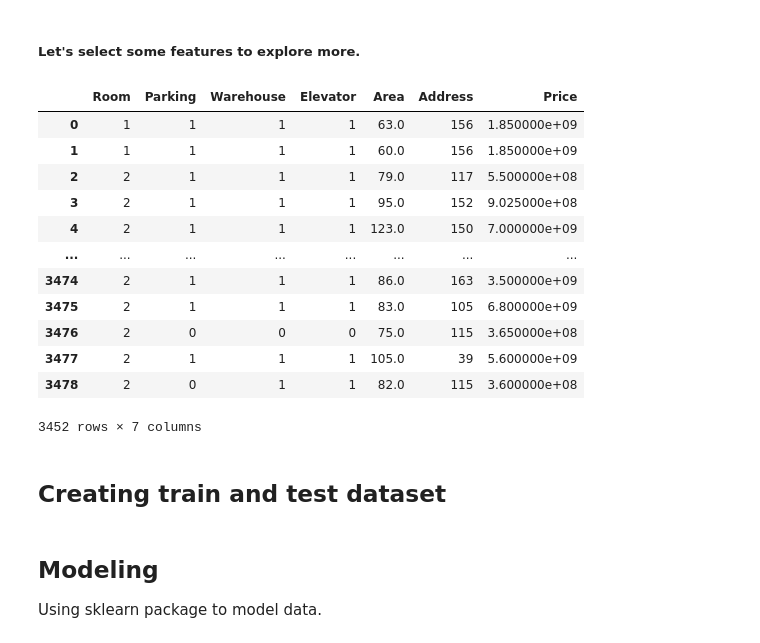
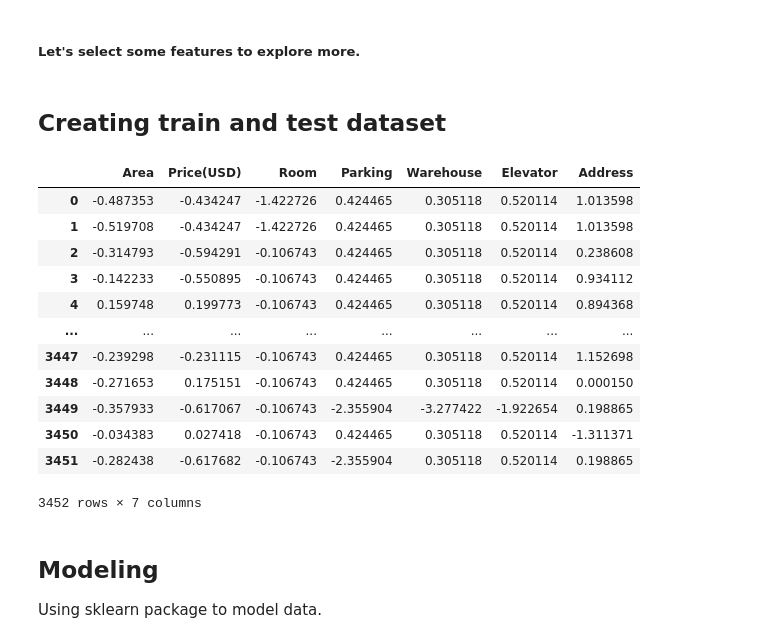
Before and after one commit to MehranSeyfi16/House-Price-Forecast, a Jupyter notebook: Regression Project.ipynb, the cells around one changed output. Drawn from its saved outputs; the diff is of its cells as text; code cells hidden in the pictures.

Commit message:
Some changes on the model and Standardization added
 But seems to have a very high overfit!

```diff
--- a/Regression Project.ipynb
+++ b/Regression Project.ipynb
@@ -151,29 +206,32 @@ plt.show()
 # df[column] = df[column] /df[column].abs().max()
 # %% [markdown]
 ##### Let's select some features to explore more.
-# %%
-cdf = df[['Room','Parking','Warehouse','Elevator','Area','Address', 'Price']]
-cdf
-# %% [output]
-|  | Room | Parking | Warehouse | Elevator | Area | Address | Price |
-| 0 | 1 | 1 | 1 | 1 | 63.0 | 156 | 1.850000e+09 |
-| 1 | 1 | 1 | 1 | 1 | 60.0 | 156 | 1.850000e+09 |
-| 2 | 2 | 1 | 1 | 1 | 79.0 | 117 | 5.500000e+08 |
-| 3 | 2 | 1 | 1 | 1 | 95.0 | 152 | 9.025000e+08 |
-| 4 | 2 | 1 | 1 | 1 | 123.0 | 150 | 7.000000e+09 |
-| ... | ... | ... | ... | ... | ... | ... | ... |
-| 3474 | 2 | 1 | 1 | 1 | 86.0 | 163 | 3.500000e+09 |
-| 3475 | 2 | 1 | 1 | 1 | 83.0 | 105 | 6.800000e+09 |
-| 3476 | 2 | 0 | 0 | 0 | 75.0 | 115 | 3.650000e+08 |
-| 3477 | 2 | 1 | 1 | 1 | 105.0 | 39 | 5.600000e+09 |
-| 3478 | 2 | 0 | 1 | 1 | 82.0 | 115 | 3.600000e+08 |
-3452 rows × 7 columns
 # %% [markdown]
 ## Creating train and test dataset
 # %%
-msk = np.random.rand(len(df)) < 0.8
-train = cdf[msk]
-test = cdf[~msk]
+X = df.iloc[:, 0:-1]
+y = df.iloc[:, -1]
+# %%
+from sklearn.preprocessing import StandardScaler #Importing the lib to Standard scaler the values
+scaler_student = StandardScaler() #Creating the variaable to StandardScaler
+# %%
+standard = scaler_student.fit_transform(X) #Standarding values on the X variable
+standard = pd.DataFrame(standard, columns = X.columns)
+standard
+# %% [output]
+|  | Area | Price(USD) | Room | Parking | Warehouse | Elevator | Address |
+| 0 | -0.487353 | -0.434247 | -1.422726 | 0.424465 | 0.305118 | 0.520114 | 1.013598 |
+| 1 | -0.519708 | -0.434247 | -1.422726 | 0.424465 | 0.305118 | 0.520114 | 1.013598 |
+| 2 | -0.314793 | -0.594291 | -0.106743 | 0.424465 | 0.305118 | 0.520114 | 0.238608 |
+| 3 | -0.142233 | -0.550895 | -0.106743 | 0.424465 | 0.305118 | 0.520114 | 0.934112 |
+| 4 | 0.159748 | 0.199773 | -0.106743 | 0.424465 | 0.305118 | 0.520114 | 0.894368 |
+| ... | ... | ... | ... | ... | ... | ... | ... |
+| 3447 | -0.239298 | -0.231115 | -0.106743 | 0.424465 | 0.305118 | 0.520114 | 1.152698 |
+| 3448 | -0.271653 | 0.175151 | -0.106743 | 0.424465 | 0.305118 | 0.520114 | 0.000150 |
+| 3449 | -0.357933 | -0.617067 | -0.106743 | -2.355904 | -3.277422 | -1.922654 | 0.198865 |
+| 3450 | -0.034383 | 0.027418 | -0.106743 | 0.424465 | 0.305118 | 0.520114 | -1.311371 |
+| 3451 | -0.282438 | -0.617682 | -0.106743 | -2.355904 | 0.305118 | 0.520114 | 0.198865 |
+3452 rows × 7 columns
 # %% [markdown]
 ## Modeling
 
```
Also changed, not shown: parts of 8 cells of this notebook.
